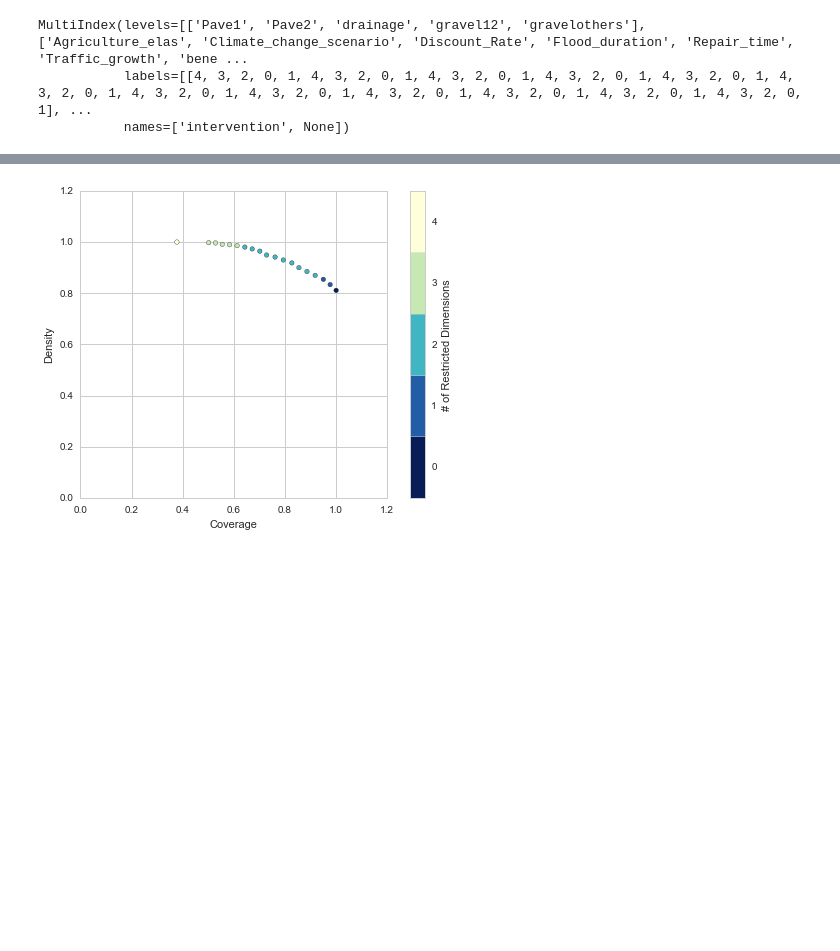
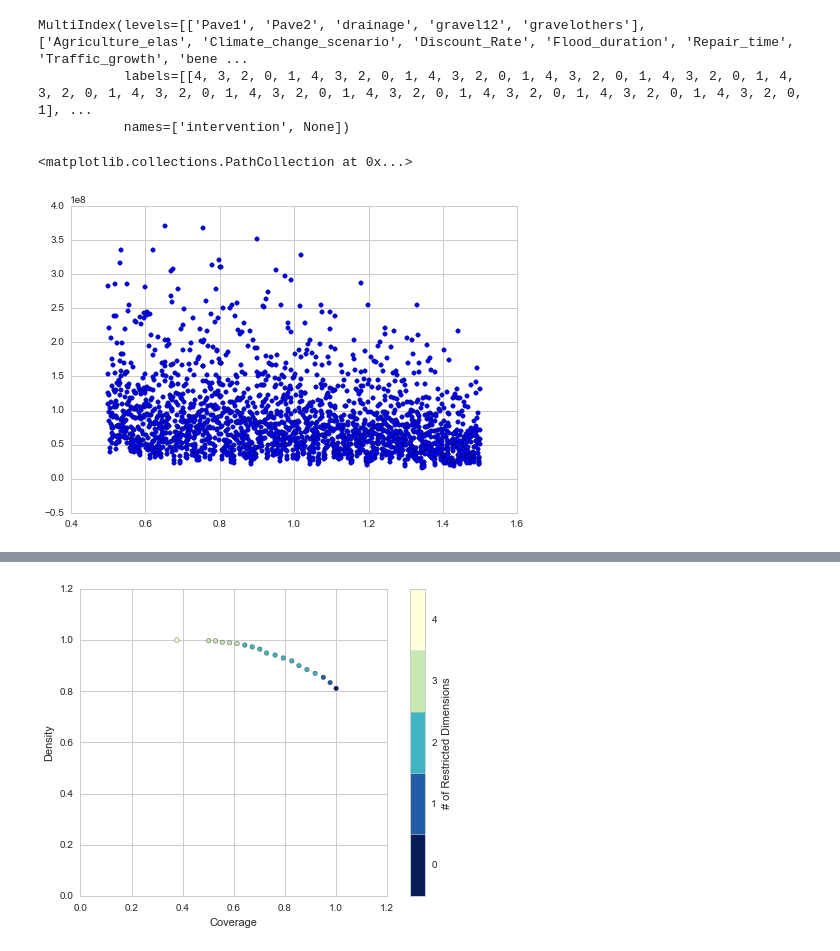
Before and after one commit to julierozz/mozambique, a Jupyter notebook: CBA-Murrumbala.ipynb, the cells around one changed output, grey strips where cells are left out. Drawn from its saved outputs; the diff is of its cells as text; code cells hidden in the pictures; blank space fills up the shorter version.

```diff
--- a/CBA-Murrumbala.ipynb
+++ b/CBA-Murrumbala.ipynb
@@ -299,4 +301,9 @@ forprim.columns
 MultiIndex(levels=[['Pave1', 'Pave2', 'drainage', 'gravel12', 'gravelothers'], ['Agriculture_elas', 'Climate_change_scenario', 'Discount_Rate', 'Flood_duration', 'Repair_time', 'Traffic_growth', 'bene ...
            labels=[[4, 3, 2, 0, 1, 4, 3, 2, 0, 1, 4, 3, 2, 0, 1, 4, 3, 2, 0, 1, 4, 3, 2, 0, 1, 4, 3, 2, 0, 1, 4, 3, 2, 0, 1, 4, 3, 2, 0, 1, 4, 3, 2, 0, 1, 4, 3, 2, 0, 1, 4, 3, 2, 0, 1, 4, 3, 2, 0, 1], ...
            names=['intervention', None])
+# %%
+plt.scatter(inputs['Agriculture_elas'],reduced_risk['Paving link#1'])
+# %% [output]
+<matplotlib.collections.PathCollection at 0x...>
+[figure, added]
 # %%
```
Also changed, not shown: parts of 6 cells of this notebook, 1 other file.
